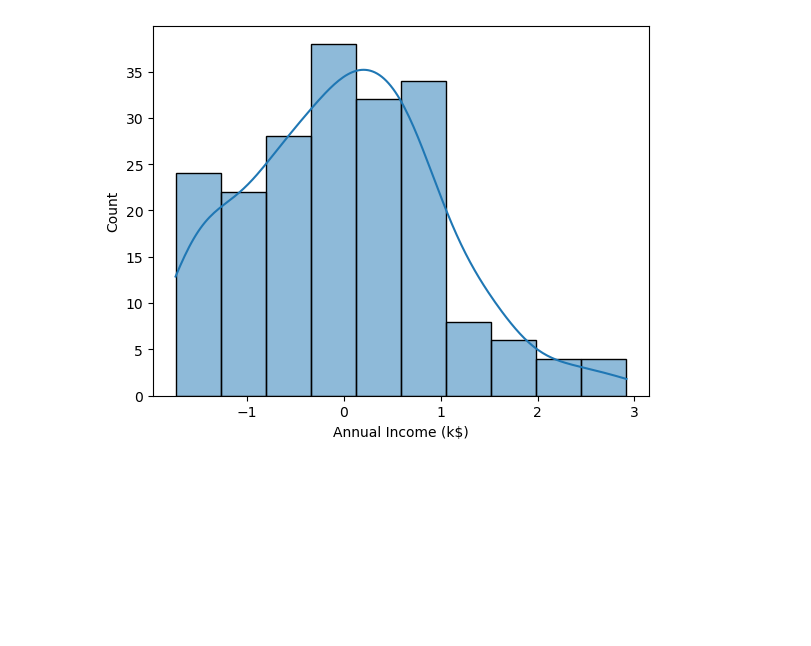
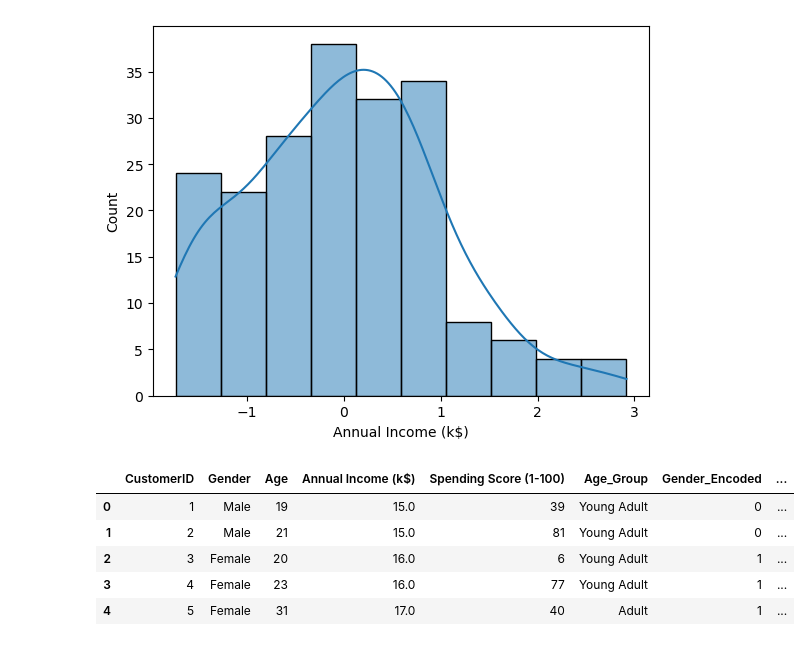
Before and after one commit to ndq-wpz/Customer-Segmentation, a Jupyter notebook: notebooks/1_Data_Cleaning.ipynb, the cells around one changed output. Cells and saved outputs as stored; diff of their text form; code cells hidden in the pictures; blank space fills up the shorter version.

```diff
--- a/notebooks/1_Data_Cleaning.ipynb
+++ b/notebooks/1_Data_Cleaning.ipynb
@@ -170,3 +170,12 @@ Spending Score (1-100)    1.002509
 dtype: float64
 <Axes: xlabel='Annual Income (k$)', ylabel='Count'>
 [figure]
+# %%
+df.head()
+# %% [output]
+|  | CustomerID | Gender | Age | Annual Income (k$) | Spending Score (1-100) | Age_Group | Gender_Encoded | ... |
+| 0 | 1 | Male | 19 | 15.0 | 39 | Young Adult | 0 | ... |
+| 1 | 2 | Male | 21 | 15.0 | 81 | Young Adult | 0 | ... |
+| 2 | 3 | Female | 20 | 16.0 | 6 | Young Adult | 1 | ... |
+| 3 | 4 | Female | 23 | 16.0 | 77 | Young Adult | 1 | ... |
+| 4 | 5 | Female | 31 | 17.0 | 40 | Adult | 1 | ... |
```
Also changed, not shown: parts of 2 cells of this notebook, 11 other files.
